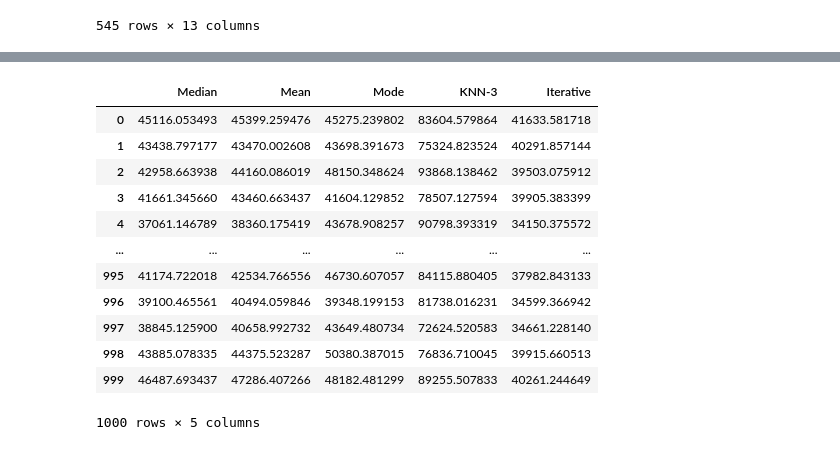
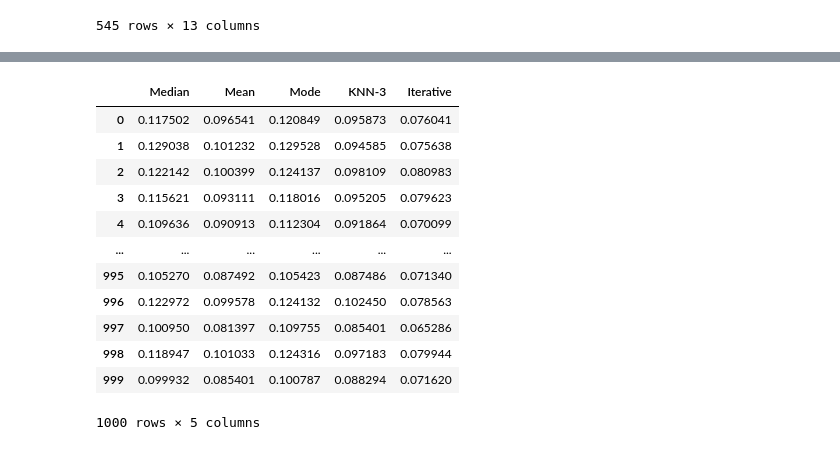
Before and after one commit to stephrb/COMP-562H-Project, a Jupyter notebook: COMP562H-Notebook.ipynb, the cells around one changed output, grey strips where cells are left out. Cells and saved outputs as stored; diff of their text form; code cells hidden in the pictures.

```diff
--- a/COMP562H-Notebook.ipynb
+++ b/COMP562H-Notebook.ipynb
@@ -42,7 +42,7 @@ housing
 conditions = [housing_arr == "no", housing_arr == "yes", housing_arr == 'furnished', housing_arr == 'semi-furnished', housing_arr == 'unfurnished']
 values = [0, 1, 2, 1, 0]
 
-housing_arr = np.select(conditions, values, housing_arr)
+housing_arr = np.select(conditions, values, housing_arr).astype('int')
 
 pd.DataFrame(housing_arr, columns=housing_columns)
 # %% [output]
@@ -59,3 +59,12 @@ pd.DataFrame(housing_arr, columns=housing_columns)
 | 543 | 1750000 | 2910 | 3 | 1 | 1 | 0 | 0 | 0 | 0 | ... |
 | 544 | 1750000 | 3850 | 3 | 1 | 2 | 1 | 0 | 0 | 0 | ... |
 545 rows × 13 columns
+# %%
+def standardize_data(arr):
+    mean = np.mean(arr, axis=0)
+    std = np.std(arr, axis=0)
+
+    return (arr - mean[np.newaxis, :]) / std[np.newaxis, :]
+# %%
+housing_arr = standardize_data(housing_arr)
+pd.DataFrame(housing_arr)
@@ -197,7 +223,7 @@ def simulate(imputer, data, trials, remove_func=remove_random_features, percent_
         data_with_missing_features = remove_func(data, percent_missing)
         imputed_data = imputer.fit_transform(data_with_missing_features)
 
-        res[i] = (np.abs(data - imputed_data)).mean()
+        res[i] = (np.square(data - imputed_data)).mean()
     return res
 # %%
 trials = 1000
@@ -306,27 +315,27 @@ def remove_random_features_row_indepedent(arr, percent=.10):
     return new_arr
 # %%
 trials = 1000
-results_3 = pd.DataFrame([simulate(SimpleImputer(missing_values=np.nan, strategy='median'),housing_arr, trials,remove_random_features_row_indepedent,.5),
-              simulate(SimpleImputer(missing_values=np.nan, strategy='mean'), housing_arr, trials, remove_random_features_row_indepedent, .5),
-              simulate(SimpleImputer(missing_values=np.nan, strategy='most_frequent'), housing_arr, trials, remove_random_features_row_indepedent, .5),
-              simulate(KNNImputer(missing_values=np.nan, n_neighbors=3), housing_arr, trials, remove_random_features_row_indepedent, .5),
-              simulate(IterativeImputer(random_state=0), housing_arr, trials, remove_random_features_row_indepedent, .5)
+results_3 = pd.DataFrame([simulate(SimpleImputer(missing_values=np.nan, strategy='median'),housing_arr, trials,remove_random_features_row_indepedent,.10),
+              simulate(SimpleImputer(missing_values=np.nan, strategy='mean'), housing_arr, trials, remove_random_features_row_indepedent, .10),
+              simulate(SimpleImputer(missing_values=np.nan, strategy='most_frequent'), housing_arr, trials, remove_random_features_row_indepedent, .10),
+              simulate(KNNImputer(missing_values=np.nan, n_neighbors=3), housing_arr, trials, remove_random_features_row_indepedent, .10),
+              simulate(IterativeImputer(random_state=0), housing_arr, trials, remove_random_features_row_indepedent, .10)
              ]).T
 results_3.columns = ['Median', 'Mean', 'Mode', 'KNN-3', 'Iterative']
 results_3
 # %% [output]
 |  | Median | Mean | Mode | KNN-3 | Iterative |
-| 0 | 45116.053493 | 45399.259476 | 45275.239802 | 83604.579864 | 41633.581718 |
-| 1 | 43438.797177 | 43470.002608 | 43698.391673 | 75324.823524 | 40291.857144 |
-| 2 | 42958.663938 | 44160.086019 | 48150.348624 | 93868.138462 | 39503.075912 |
-| 3 | 41661.345660 | 43460.663437 | 41604.129852 | 78507.127594 | 39905.383399 |
-| 4 | 37061.146789 | 38360.175419 | 43678.908257 | 90798.393319 | 34150.375572 |
+| 0 | 0.117502 | 0.096541 | 0.120849 | 0.095873 | 0.076041 |
+| 1 | 0.129038 | 0.101232 | 0.129528 | 0.094585 | 0.075638 |
+| 2 | 0.122142 | 0.100399 | 0.124137 | 0.098109 | 0.080983 |
+| 3 | 0.115621 | 0.093111 | 0.118016 | 0.095205 | 0.079623 |
+| 4 | 0.109636 | 0.090913 | 0.112304 | 0.091864 | 0.070099 |
 | ... | ... | ... | ... | ... | ... |
-| 995 | 41174.722018 | 42534.766556 | 46730.607057 | 84115.880405 | 37982.843133 |
-| 996 | 39100.465561 | 40494.059846 | 39348.199153 | 81738.016231 | 34599.366942 |
-| 997 | 38845.125900 | 40658.992732 | 43649.480734 | 72624.520583 | 34661.228140 |
-| 998 | 43885.078335 | 44375.523287 | 50380.387015 | 76836.710045 | 39915.660513 |
-| 999 | 46487.693437 | 47286.407266 | 48182.481299 | 89255.507833 | 40261.244649 |
+| 995 | 0.105270 | 0.087492 | 0.105423 | 0.087486 | 0.071340 |
+| 996 | 0.122972 | 0.099578 | 0.124132 | 0.102450 | 0.078563 |
+| 997 | 0.100950 | 0.081397 | 0.109755 | 0.085401 | 0.065286 |
+| 998 | 0.118947 | 0.101033 | 0.124316 | 0.097183 | 0.079944 |
+| 999 | 0.099932 | 0.085401 | 0.100787 | 0.088294 | 0.071620 |
 1000 rows × 5 columns
 # %%
 results_table_3 = Table.from_df(results_3)
```
Also changed, not shown: parts of 28 cells of this notebook.
